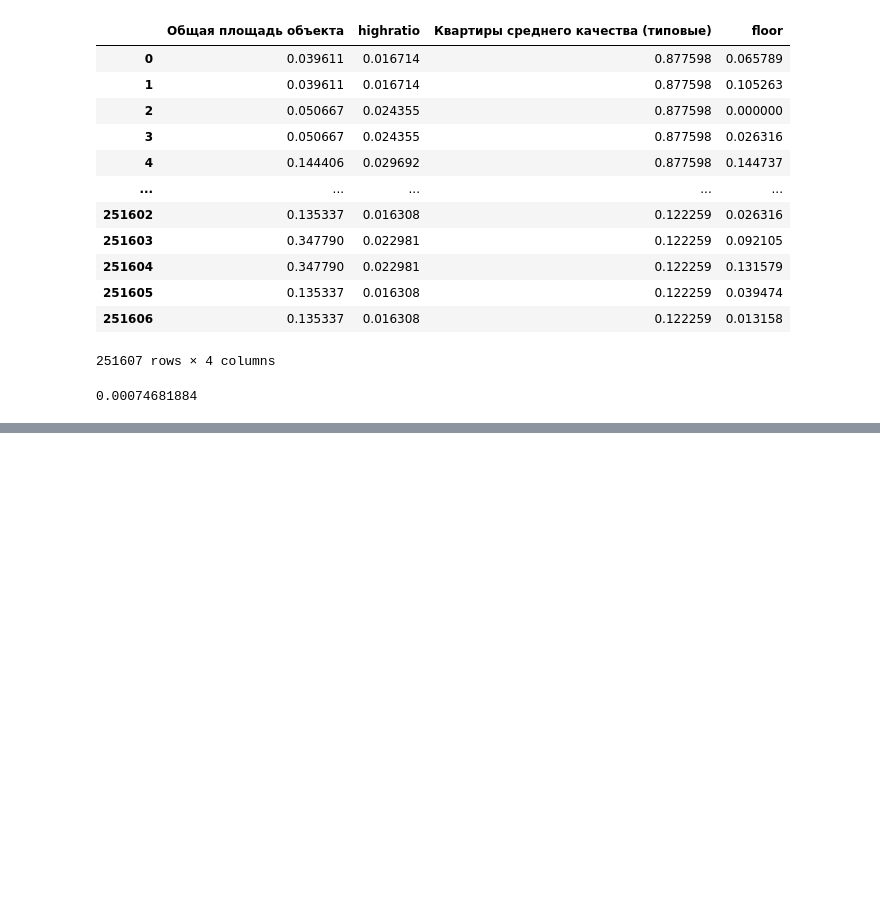
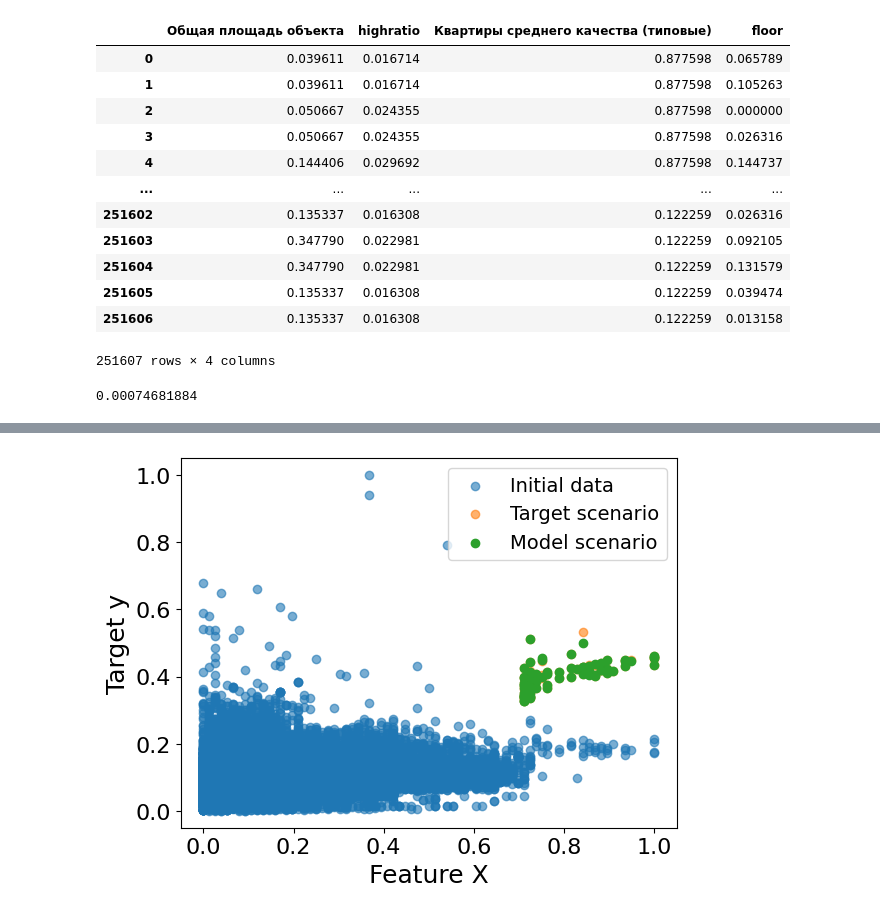
Before and after one commit to osa-bot/Benchmarking, a Jupyter notebook: Scenario_model.ipynb, the cells around one changed output, grey strips where cells are left out. Drawn from its saved outputs; the diff is of its cells as text; code cells hidden in the pictures; blank space fills up the shorter version.

```diff
--- a/Scenario_model.ipynb
+++ b/Scenario_model.ipynb
@@ -1150,3 +1285,17 @@ np.mean((prediction_exp - y_sc.numpy().flatten())**2)
+# %%
+scenario_df_GA = np.concatenate([X_exp.loc[idx_sc].iloc[:, 0].values.reshape(-1, 1), np.array(best_individuals)], axis=1)
+# %%
+plt.scatter(X_exp[feature_name], y_exp, alpha=0.6, label='Initial data')
+plt.scatter(X_exp.loc[idx_sc, feature_name], y_sc, alpha=0.6, label='Target scenario')
+
+plt.scatter(X_exp.loc[idx_sc].iloc[:, 0], xgb_exp.predict(scenario_df_GA), label='Model scenario')
+
+plt.xlabel('Feature X')
+plt.ylabel('Target y')
+plt.legend()
+plt.show()
+# %% [output]
+[figure, added]
 # %%
 # import gym
 # from stable_baselines3 import PPO
```
Also changed, not shown: parts of 9 cells of this notebook.
